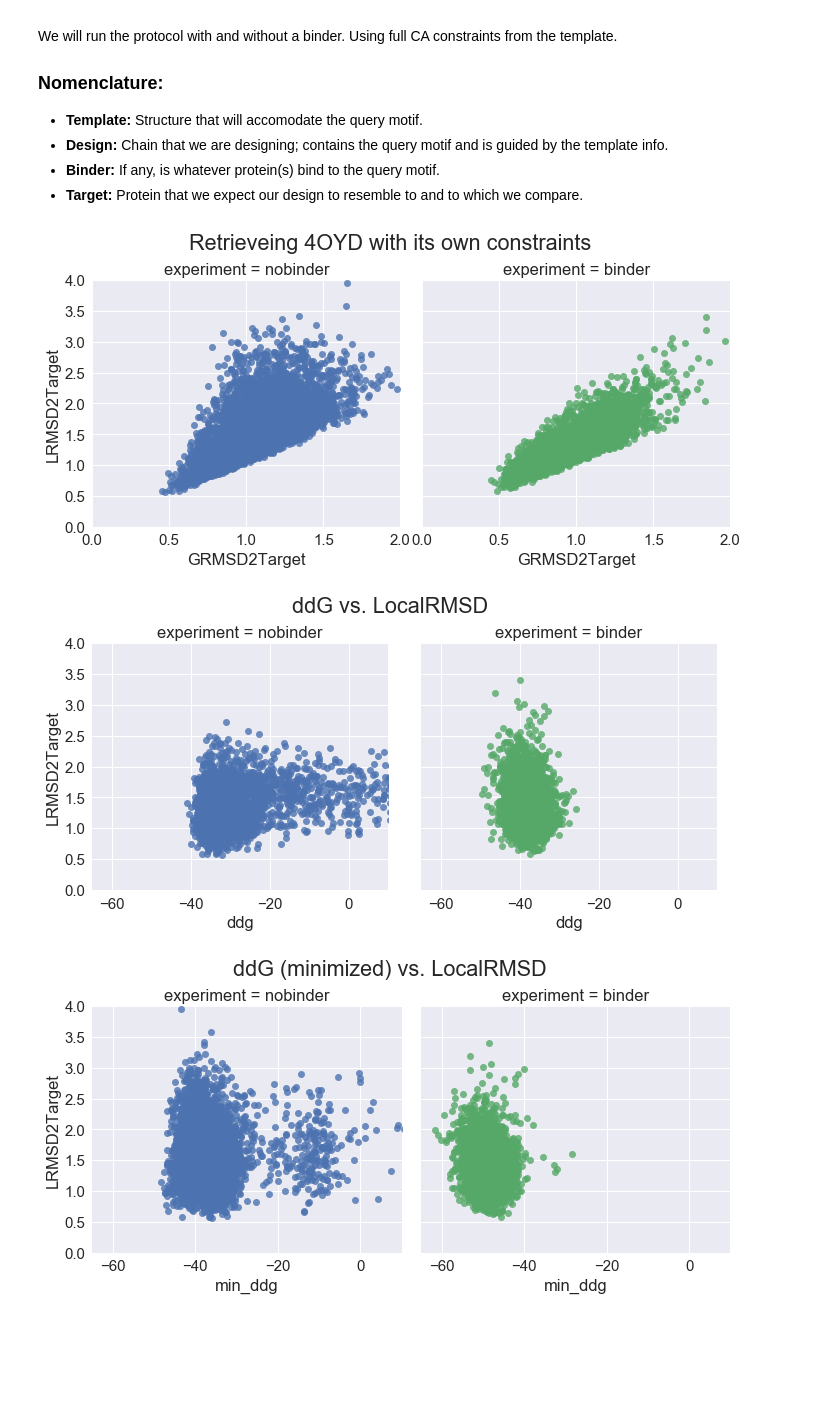
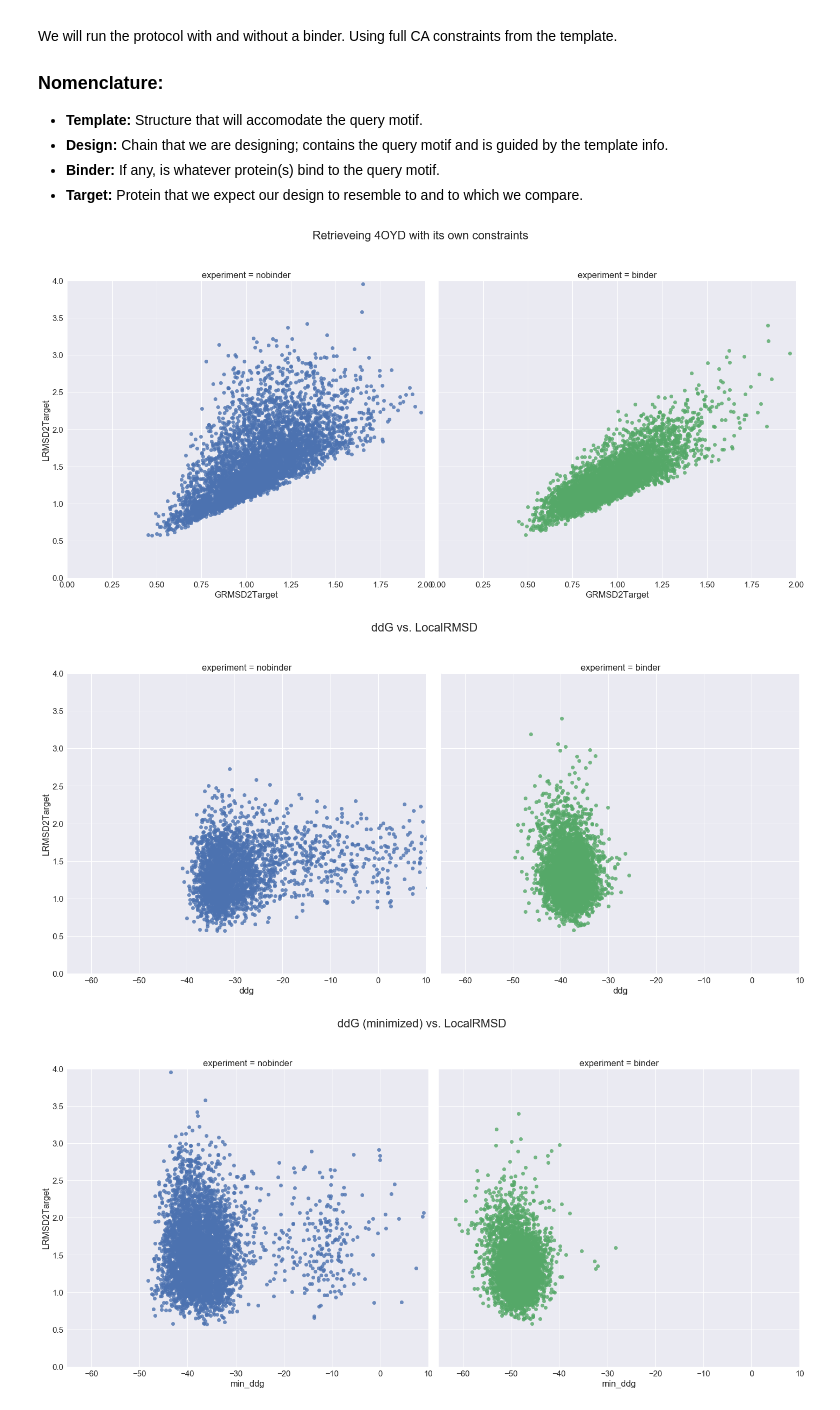
Before and after one commit to jaumebonet/FunFolDesTutorial, a Jupyter notebook: benchmark/scientific/bcl2/experiments/as4oyd/README.ipynb, the cells around one changed output. Drawn from its saved outputs; the diff is of its cells as text; code cells hidden in the pictures; blank space fills up the shorter version.

Commit message:
updated bcl2 experiment readme

```diff
--- a/benchmark/scientific/bcl2/experiments/as4oyd/README.ipynb
+++ b/benchmark/scientific/bcl2/experiments/as4oyd/README.ipynb
@@ -59,14 +70,15 @@ for experiment in experiments:
     dataframes.append( df )
 data = pd.concat(dataframes)
 # %%
-g = sns.lmplot(x="GRMSD2Target", y="LRMSD2Target", col="experiment", hue="experiment", data=data, fit_reg=False)
+g = sns.lmplot(x="GRMSD2Target", y="LRMSD2Target", col="experiment", hue="experiment", data=data,
+               fit_reg=False, size=10)
 plt.subplots_adjust(top=0.85)
 g.axes[0,0].set_ylim(0,4)
 g.axes[0,0].set_xlim(0,2)
 g.fig.suptitle('Retrieveing 4OYD with its own constraints')
 sns.plt.show()
 # %% [output]
-[figure, old version]
+[figure, new version]
 # %%
 ddg_experiments = [
     "nobinder/ddg_evaluation.score",
@@ -89,20 +101,21 @@ ddgdata  = pd.concat(dataframes)
 ddgdata  = ddgdata.drop("description", axis=1)
 fulldata = pd.merge(data, ddgdata, how='left', on=['cluster', 'decoy', 'experiment'])
 # %%
-g = sns.lmplot(x="ddg", y="LRMSD2Target", col="experiment", hue="experiment", data=fulldata, fit_reg=False)
+g = sns.lmplot(x="ddg", y="LRMSD2Target", col="experiment", hue="experiment", data=fulldata, fit_reg=False, size=10)
 plt.subplots_adjust(top=0.85)
 g.axes[0,0].set_ylim(0,4)
 g.axes[0,0].set_xlim(-65,10)
 g.fig.suptitle('ddG vs. LocalRMSD')
 sns.plt.show()
 # %% [output]
-[figure, old version]
+[figure, new version]
 # %%
-g = sns.lmplot(x="min_ddg", y="LRMSD2Target", col="experiment", hue="experiment", data=fulldata, fit_reg=False)
+g = sns.lmplot(x="min_ddg", y="LRMSD2Target", col="experiment", hue="experiment", data=fulldata,
+               fit_reg=False, size=10)
 plt.subplots_adjust(top=0.85)
 g.axes[0,0].set_ylim(0,4)
 g.axes[0,0].set_xlim(-65,10)
 g.fig.suptitle('ddG (minimized) vs. LocalRMSD')
 sns.plt.show()
 # %% [output]
-[figure, old version]
+[figure, new version]
```
Also changed, not shown: parts of 1 cell of this notebook, 7 other files.
